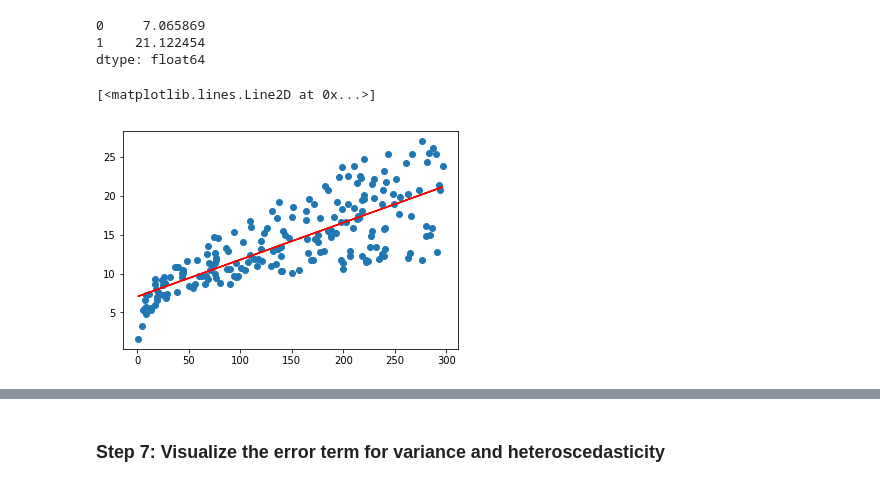
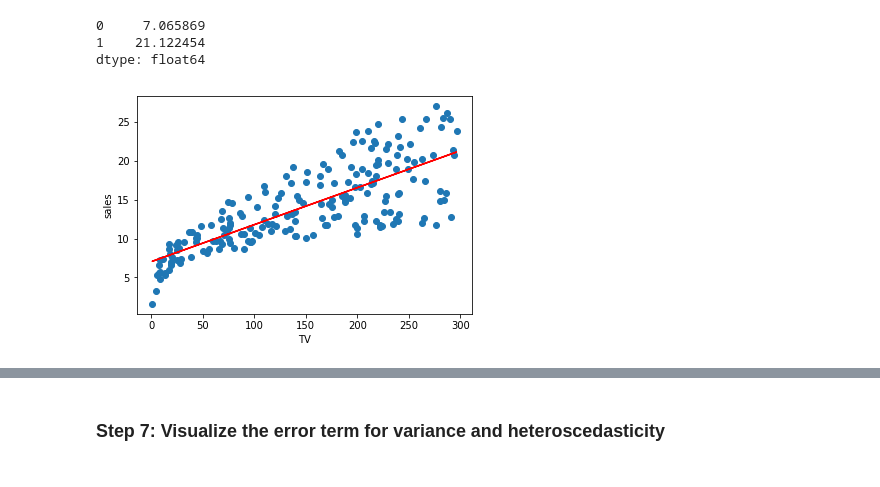
Before and after one commit to kayschulz/dsc-01-10-13-regression-statsmodels-lab-seattle-ds-career-040119, a Jupyter notebook: index.ipynb, the cells around one changed output, grey strips where cells are left out. Drawn from its saved outputs; the diff is of its cells as text; code cells hidden in the pictures.

```diff
--- a/index.ipynb
+++ b/index.ipynb
@@ -185,8 +185,9 @@ dtype: float64
 # %%
 # first, plot the observed data and the least squares line
 plt.scatter(adverts_df['TV'], adverts_df['sales'])
 plt.plot(adverts_df['TV'], model.predict(adverts_df['TV']), color='red')
-plt.ylabel('')
+plt.ylabel('sales')
+plt.xlabel('TV')
+plt.show()
 # %% [output]
-[<matplotlib.lines.Line2D at 0x...>]
-[figure, old version]
+[figure, new version]
```
Also changed, not shown: parts of 1 cell of this notebook.
